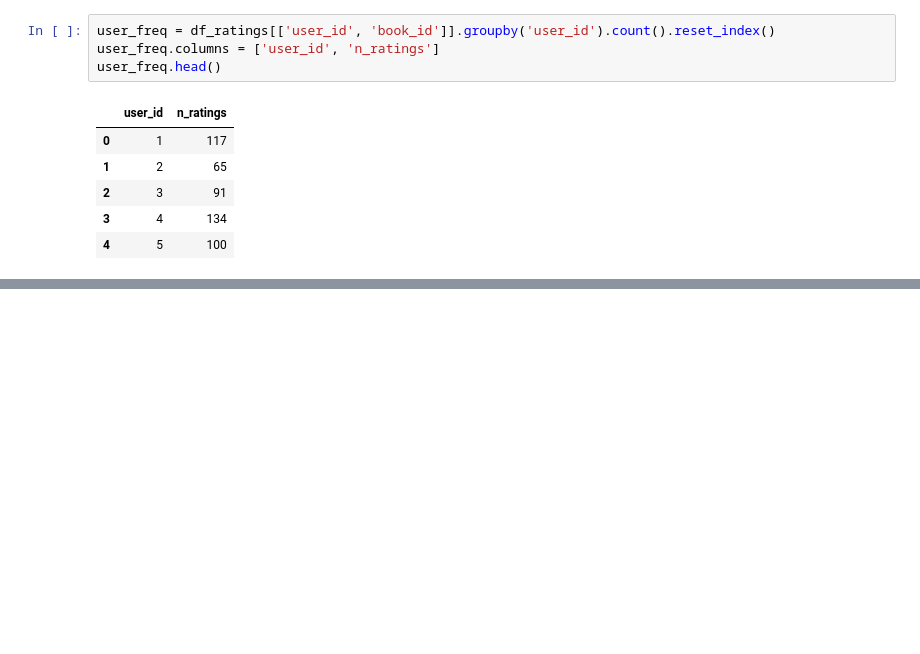
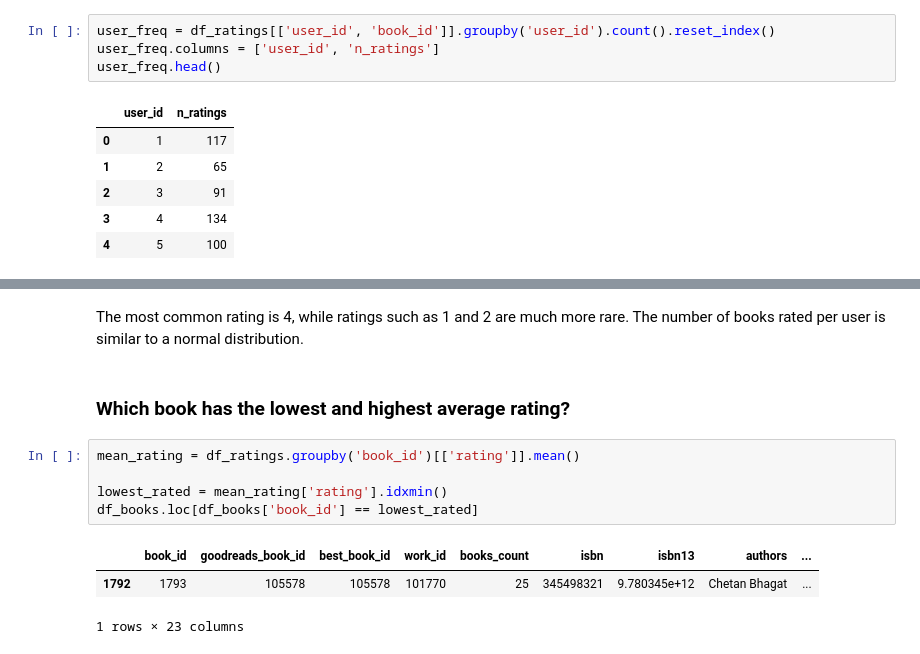
Before and after one commit to jeffnk05/fhw-recommendation-system, a Jupyter notebook: ALS/notebooks/item-item.ipynb, the cells around one changed output, grey strips where cells are left out. Drawn from its saved outputs; the diff is of its cells as text; blank space fills up the shorter version.

```diff
--- a/ALS/notebooks/item-item.ipynb
+++ b/ALS/notebooks/item-item.ipynb
@@ -67,0 +107,13 @@ user_freq.head()
+# %% [markdown]
+The most common rating is 4, while ratings such as 1 and 2 are much more rare. The number of books rated per user is similar to a normal distribution.
+# %% [markdown]
+### Which book has the lowest and highest average rating?
+# %%
+mean_rating = df_ratings.groupby('book_id')[['rating']].mean()
+
+lowest_rated = mean_rating['rating'].idxmin()
+df_books.loc[df_books['book_id'] == lowest_rated]
+# %% [output]
+|  | book_id | goodreads_book_id | best_book_id | work_id | books_count | isbn | isbn13 | authors | ... |
+| 1792 | 1793 | 105578 | 105578 | 101770 | 25 | 345498321 | 9.780345e+12 | Chetan Bhagat | ... |
+1 rows × 23 columns
```
Also changed, not shown: parts of 7 cells of this notebook.
